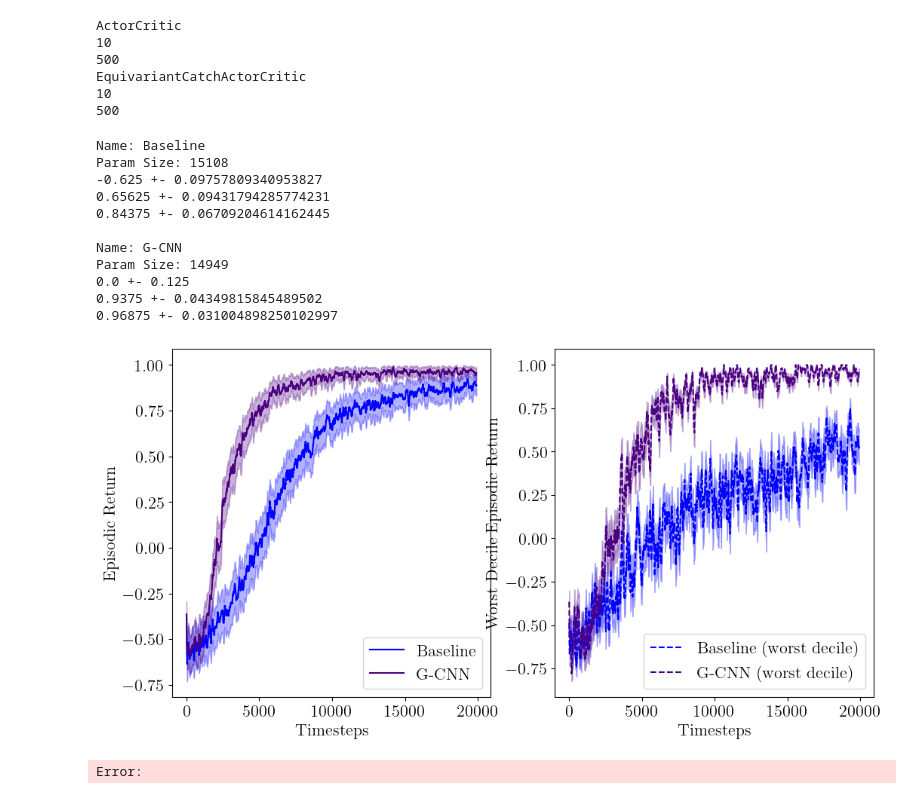
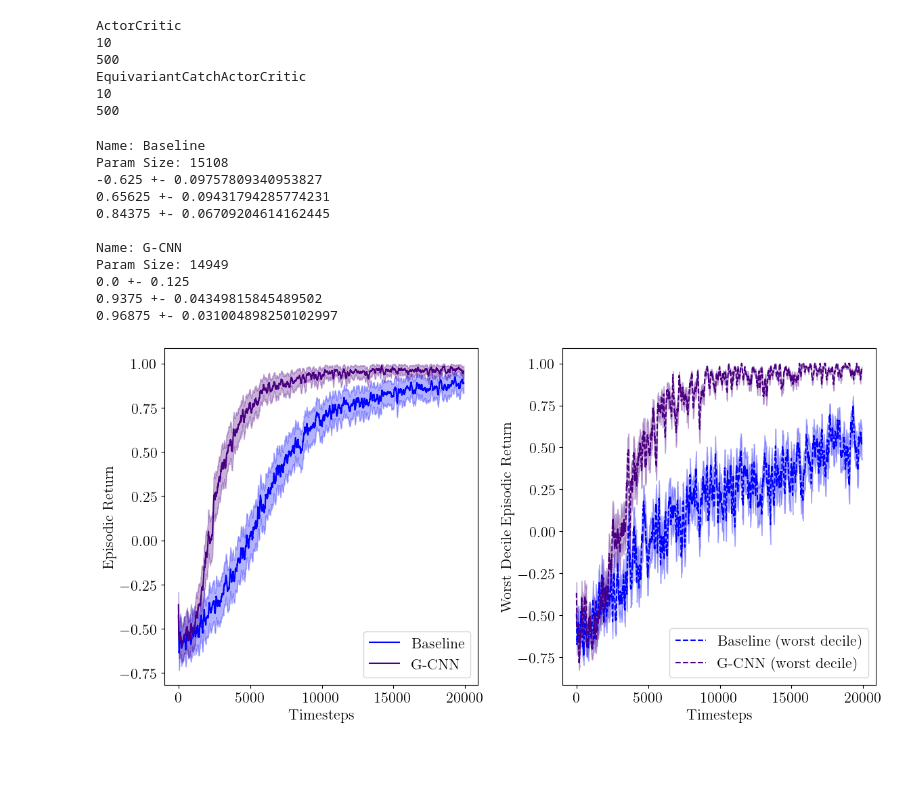
Before and after one commit to seancraven/mono_ms, a Jupyter notebook: base_rl/mf_plotting_catch.ipynb, the cells around one changed output. Saved outputs shown, nothing was run; the diff lists cells and outputs as text; code cells hidden in the pictures; blank space fills up the shorter version.

```diff
--- a/base_rl/mf_plotting_catch.ipynb
+++ b/base_rl/mf_plotting_catch.ipynb
@@ -95,35 +95,35 @@ for c, init_fn, name in zip(
         label=f"{name} (worst decile)",
         linestyle="--",
         color=c,
     )
     ax[1].fill_between(
         x,
         moving_average(worst_lower),
         moving_average(worst_upper),
         alpha=0.3,
         color=c,
     )
     ax[1].set_xlabel("Timesteps")
     ax[1].set_ylabel("Worst Decile Episodic Return")
     print()
 
 ax[0].legend()
 ax[1].legend();
+fig.tight_layout()
 fig.savefig("../msc_thesis/Figures/catch_returns.png")
 # %% [output]
 Name: Baseline
 Param Size: 15108
 -0.625 +- 0.09757809340953827
 0.65625 +- 0.09431794285774231
 0.84375 +- 0.06709204614162445
 
 Name: G-CNN
 Param Size: 14949
 0.0 +- 0.125
 0.9375 +- 0.04349815845489502
 0.96875 +- 0.031004898250102997
-[figure, old version]
+[figure, new version]
-Error:
 # %%
 env = Catch()
 model = ActorCritic(3)
```
Also changed, not shown: parts of 4 cells of this notebook, 12 other files.
